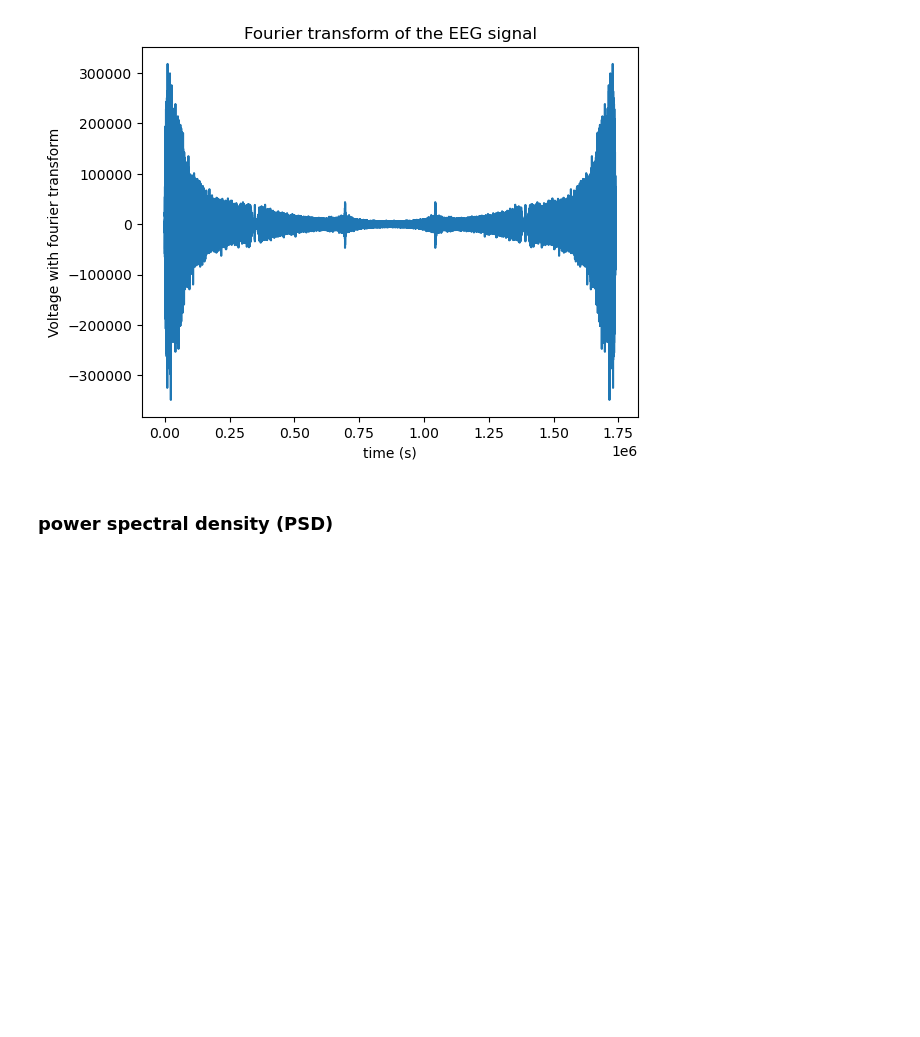
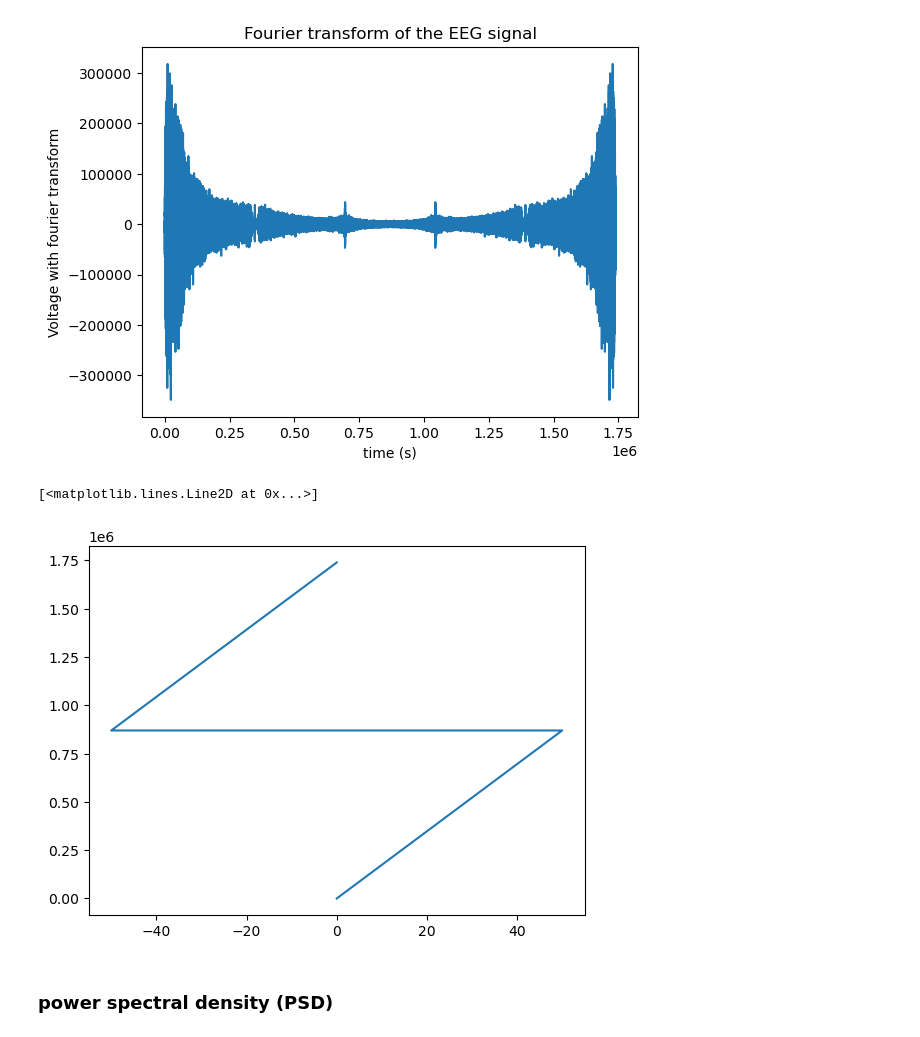
Before and after one commit to ChabCorp/LFP_IPMC, a Jupyter notebook: code/1_graph.ipynb, the cells around one changed output. Cells and saved outputs as stored; diff of their text form; code cells hidden in the pictures; blank space fills up the shorter version.

```diff
--- a/code/1_graph.ipynb
+++ b/code/1_graph.ipynb
@@ -36,6 +39,13 @@ plt.title('Fourier transform of the EEG signal')
 # %% [output]
 Text(0.5, 1.0, 'Fourier transform of the EEG signal')
 [figure]
+# %%
+fs = 100 # sampling frequency = nb measurements per second
+df_f['freq'] = sp.fftpack.fftfreq(df_f.shape[0]) * fs
+plt.plot(df_f['freq'], df_f['time'])
+# %% [output]
+[<matplotlib.lines.Line2D at 0x...>]
+[figure, added]
 # %% [markdown]
 ### power spectral density (PSD)
 # %% [markdown]
```
Also changed, not shown: parts of 4 cells of this notebook.
